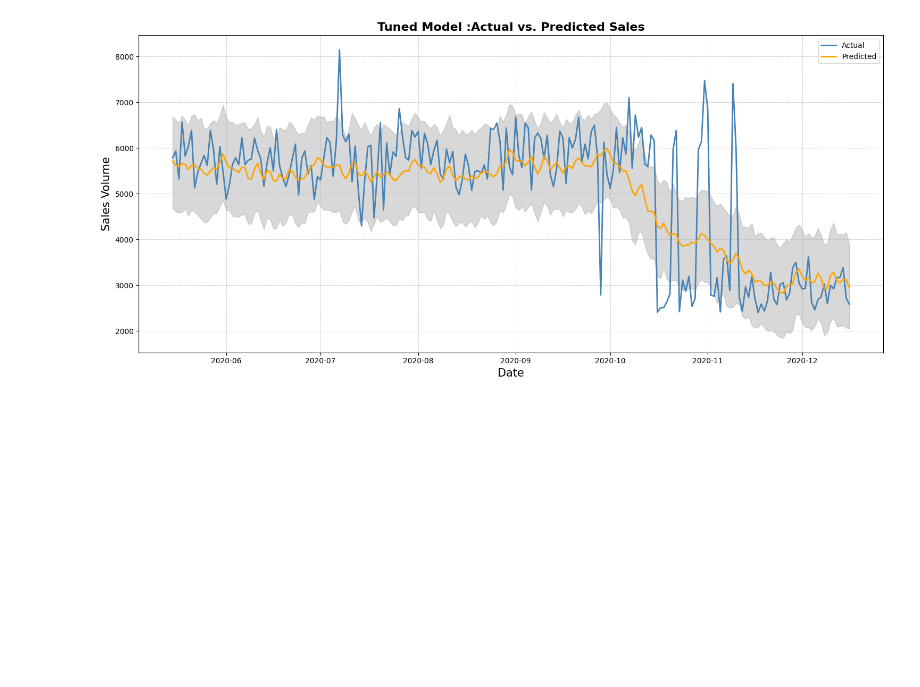
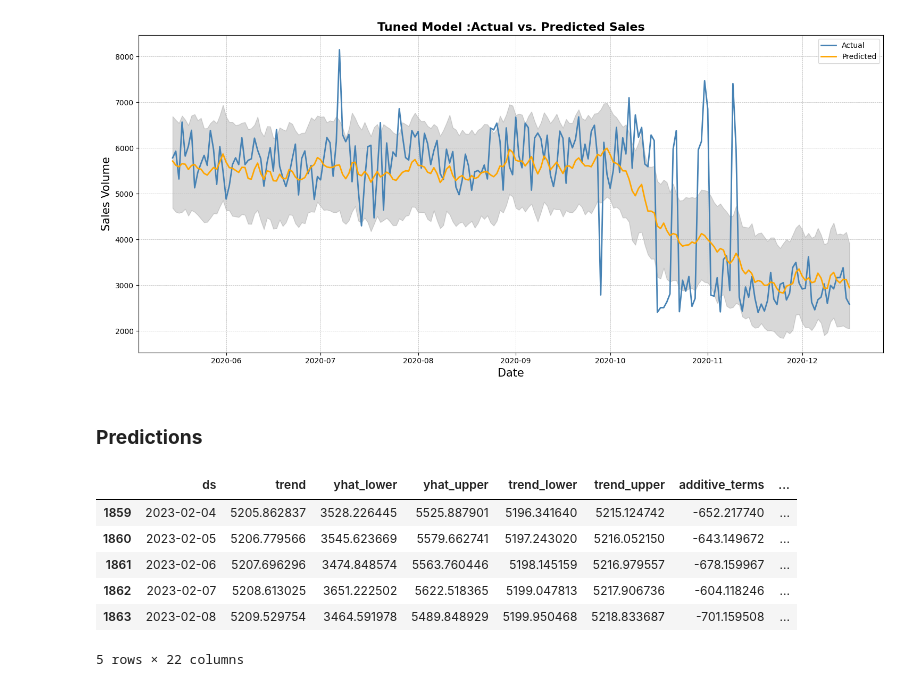
Before and after one commit to jaylesmajor/time-series-analysis, a Jupyter notebook: sales.ipynb, the cells around one changed output. Drawn from its saved outputs; the diff is of its cells as text; code cells hidden in the pictures; blank space fills up the shorter version.

```diff
--- a/sales.ipynb
+++ b/sales.ipynb
@@ -424,3 +424,22 @@ Root Mean Squared Error (RMSE): 871.05
 plot_actual_vs_predicted(test, yhat_tuned, title='Tuned Model :Actual vs. Predicted Sales')
 # %% [output]
 [figure]
+# %% [markdown]
+### **Predictions**
+# %%
+# Create a future dataframe for predictions (1000 days in the future)
+future = m_tuned.make_future_dataframe(periods=1000, freq='D')
+
+# Make predictions using the tuned model
+forecast = m_tuned.predict(future)
+
+# Return forecast results
+forecast.tail()
+# %% [output]
+|  | ds | trend | yhat_lower | yhat_upper | trend_lower | trend_upper | additive_terms | ... |
+| 1859 | 2023-02-04 | 5205.862837 | 3528.226445 | 5525.887901 | 5196.341640 | 5215.124742 | -652.217740 | ... |
+| 1860 | 2023-02-05 | 5206.779566 | 3545.623669 | 5579.662741 | 5197.243020 | 5216.052150 | -643.149672 | ... |
+| 1861 | 2023-02-06 | 5207.696296 | 3474.848574 | 5563.760446 | 5198.145159 | 5216.979557 | -678.159967 | ... |
+| 1862 | 2023-02-07 | 5208.613025 | 3651.222502 | 5622.518365 | 5199.047813 | 5217.906736 | -604.118246 | ... |
+| 1863 | 2023-02-08 | 5209.529754 | 3464.591978 | 5489.848929 | 5199.950468 | 5218.833687 | -701.159508 | ... |
+5 rows × 22 columns
```
Also changed, not shown: parts of 5 cells of this notebook.
